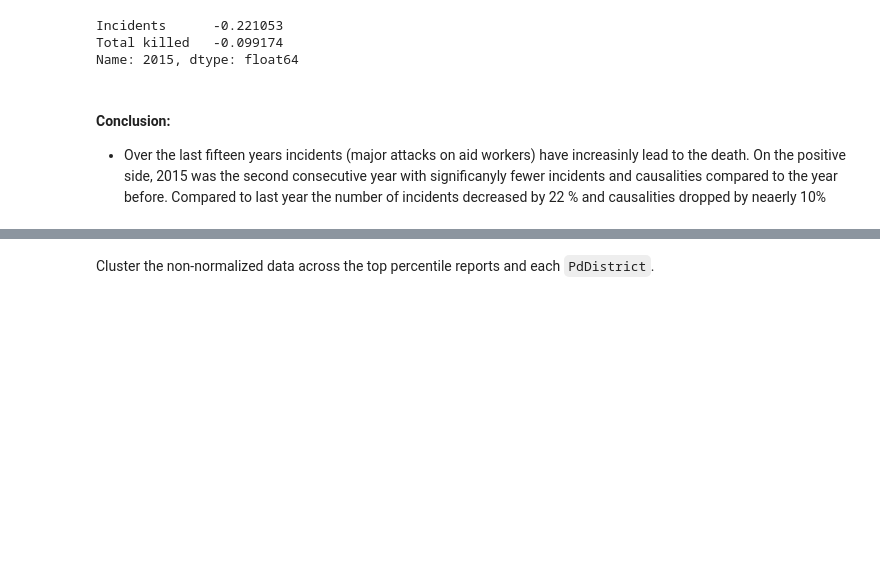
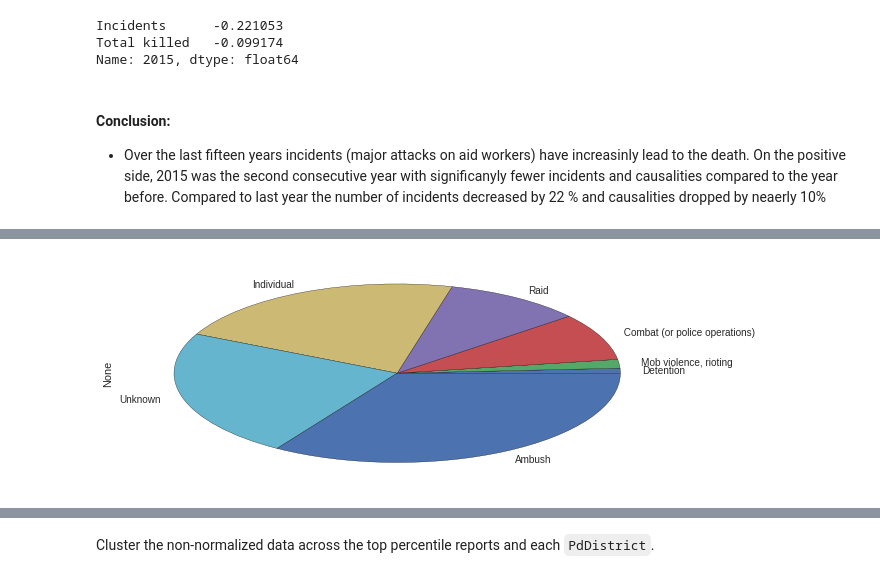
Before and after one commit to philippschw/Humanitarian_Security, a Jupyter notebook: Humanitarian Security Incidents_aidworkersecurity.org.ipynb, the cells around one changed output, grey strips where cells are left out. Drawn from its saved outputs; the diff is of its cells as text; code cells hidden in the pictures; blank space fills up the shorter version.

```diff
--- a/Humanitarian Security Incidents_aidworkersecurity.org.ipynb
+++ b/Humanitarian Security Incidents_aidworkersecurity.org.ipynb
@@ -269 +323,5 @@ pp(dict(dic_context_attack.items()))
+# %%
+l.plot.pie();
+# %% [output]
+[figure, added]
 # %%
```
Also changed, not shown: parts of 45 cells of this notebook, 3 other files.
